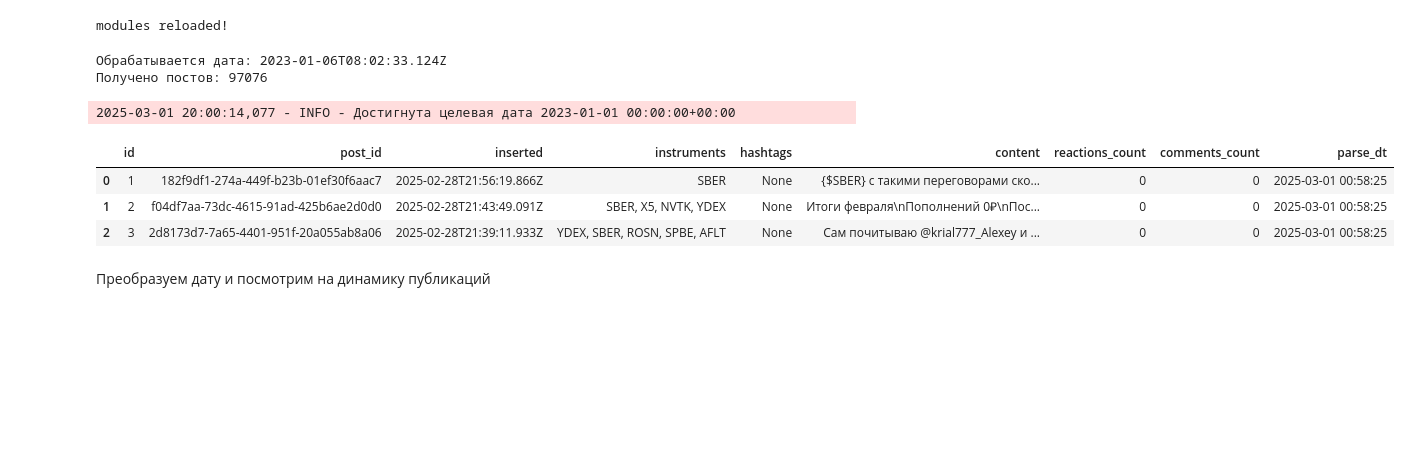
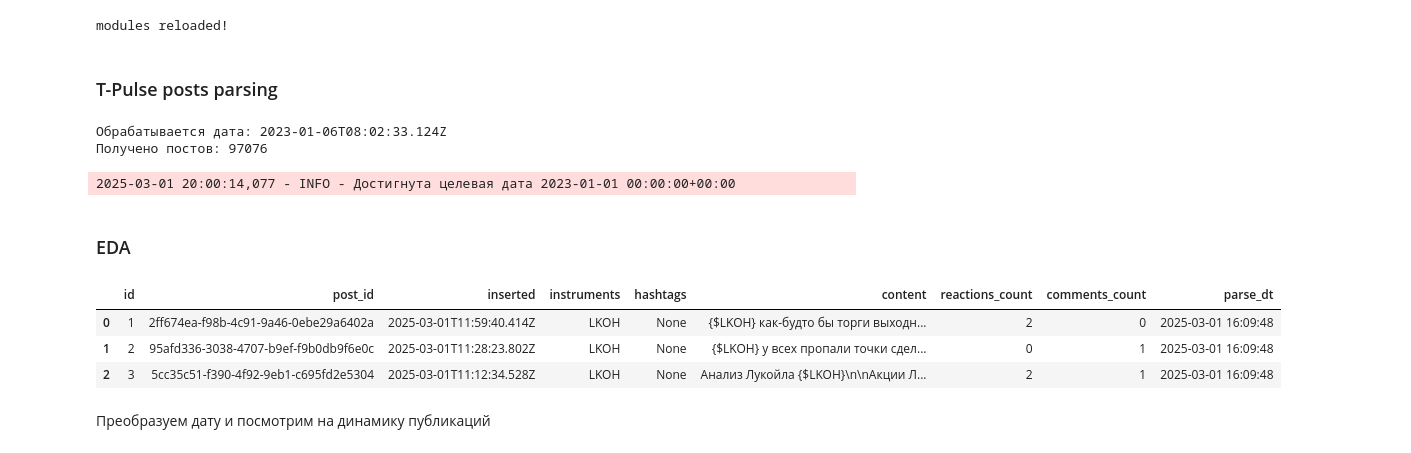
Before and after one commit to ez3nx/Bachelor-s-Thesis-HSE-25, a Jupyter notebook: tpulse_parsing/notebooks/pulse_parser_lkoh.ipynb, the cells around one changed output. Saved outputs shown, nothing was run; the diff lists cells and outputs as text; code cells hidden in the pictures; blank space fills up the shorter version.

```diff
--- a/tpulse_parsing/notebooks/pulse_parser_lkoh.ipynb
+++ b/tpulse_parsing/notebooks/pulse_parser_lkoh.ipynb
@@ -15,6 +23,8 @@ modules reloaded!
 current_dir = os.path.dirname(os.path.abspath('__file__'))
 project_root = os.path.dirname(current_dir)
 database_path = os.path.join(project_root, 'databases', 'lkoh_posts_2023.db')
+# %% [markdown]
+### T-Pulse posts parsing
 # %%
 # custom_db = "lkoh_posts_2023.db"
 # parser = TinkoffPulseParser(
@@ -26,19 +36,18 @@ database_path = os.path.join(project_root, 'databases', 'lkoh_posts_2023.db')
 Обрабатывается дата: 2023-01-06T08:02:33.124Z
 Получено постов: 97076
 2025-03-01 20:00:14,077 - INFO - Достигнута целевая дата 2023-01-01 00:00:00+00:00
+# %% [markdown]
+### EDA
 # %%
-import sqlite3
-import pandas as pd
-
 conn = sqlite3.connect(database_path)
-sber_posts_2023 = pd.read_sql_query("SELECT * FROM tcs_pulse_posts", conn)
+lkoh_posts_2023 = pd.read_sql_query("SELECT * FROM tcs_pulse_posts", conn)
 # %%
-sber_posts_2023.head(3)
+lkoh_posts_2023.head(3)
 # %% [output]
 |  | id | post_id | inserted | instruments | hashtags | content | reactions_count | comments_count | parse_dt |
-| 0 | 1 | 182f9df1-274a-449f-b23b-01ef30f6aac7 | 2025-02-28T21:56:19.866Z | SBER | None | {$SBER} с такими переговорами ско... | 0 | 0 | 2025-03-01 00:58:25 |
-| 1 | 2 | f04df7aa-73dc-4615-91ad-425b6ae2d0d0 | 2025-02-28T21:43:49.091Z | SBER, X5, NVTK, YDEX | None | Итоги февраля\nПополнений 0₽\nПос... | 0 | 0 | 2025-03-01 00:58:25 |
-| 2 | 3 | 2d8173d7-7a65-4401-951f-20a055ab8a06 | 2025-02-28T21:39:11.933Z | YDEX, SBER, ROSN, SPBE, AFLT | None | Сам почитываю @krial777_Alexey и ... | 0 | 0 | 2025-03-01 00:58:25 |
+| 0 | 1 | 2ff674ea-f98b-4c91-9a46-0ebe29a6402a | 2025-03-01T11:59:40.414Z | LKOH | None | {$LKOH} как-будто бы торги выходн... | 2 | 0 | 2025-03-01 16:09:48 |
+| 1 | 2 | 95afd336-3038-4707-b9ef-f9b0db9f6e0c | 2025-03-01T11:28:23.802Z | LKOH | None | {$LKOH} у всех пропали точки сдел... | 0 | 1 | 2025-03-01 16:09:48 |
+| 2 | 3 | 5cc35c51-f390-4f92-9eb1-c695fd2e5304 | 2025-03-01T11:12:34.528Z | LKOH | None | Анализ Лукойла {$LKOH}\n\nАкции Л... | 2 | 1 | 2025-03-01 16:09:48 |
 # %% [markdown]
 Преобразуем дату и посмотрим на динамику публикаций
 # %%
```
Also changed, not shown: parts of 58 cells of this notebook, 3 other files.
